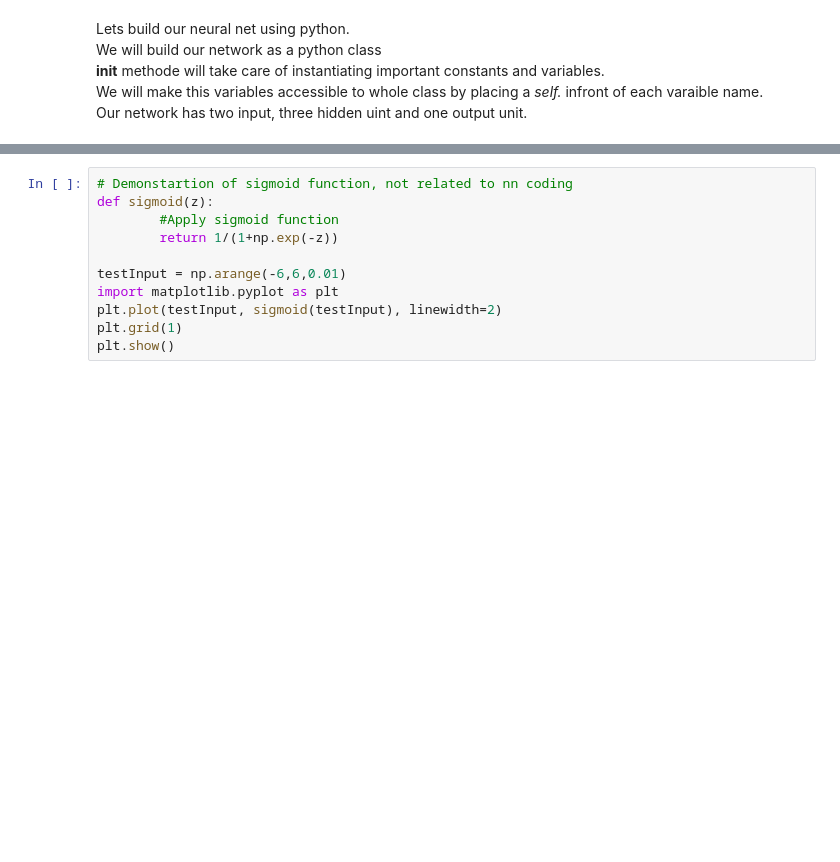
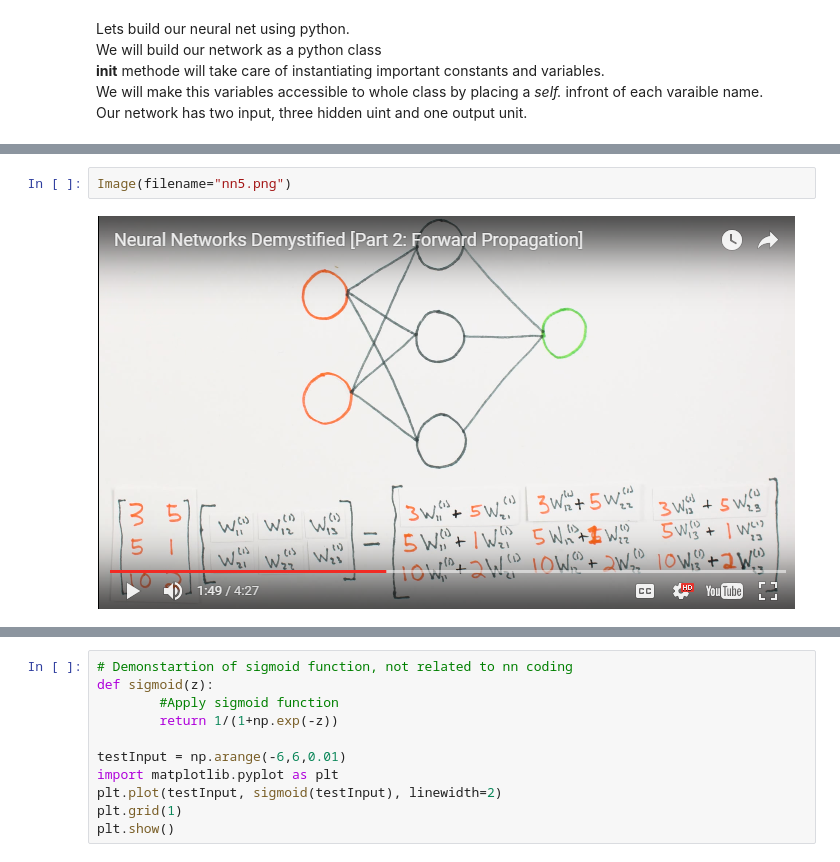
Before and after one commit to snbhanja/Neural_Networks-WelchLabs, a Jupyter notebook: Neural_Networks-By_Welch_labs_Part1.ipynb, the cells around one changed output, grey strips where cells are left out. Cells and saved outputs as stored; diff of their text form; blank space fills up the shorter version.

```diff
--- a/Neural_Networks-By_Welch_labs_Part1.ipynb
+++ b/Neural_Networks-By_Welch_labs_Part1.ipynb
@@ -90,0 +85,4 @@ Our network has two input, three hidden uint and one output unit.<br />
+# %%
+Image(filename="nn5.png")
+# %% [output]
+[figure, added]
```
Also changed, not shown: parts of 40 cells of this notebook.
